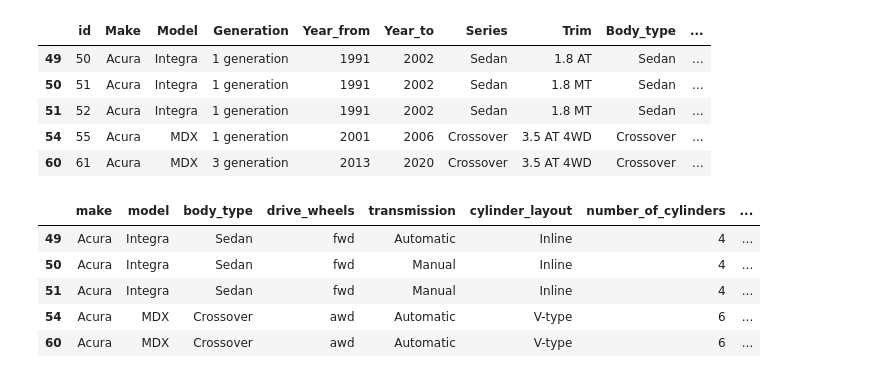
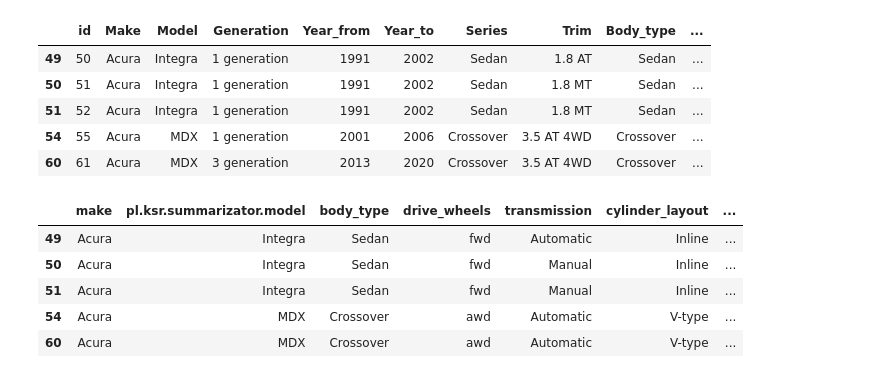
Before and after one commit to venomiakk/computer-systems-of-recognition, a Jupyter notebook: linguistic-summarization/data/convert.ipynb, the cells around one changed output. Drawn from its saved outputs; the diff is of its cells as text; code cells hidden in the pictures.

```diff
--- a/linguistic-summarization/data/convert.ipynb
+++ b/linguistic-summarization/data/convert.ipynb
@@ -280,40 +280,40 @@ selected_cars = df[[
     'Year_to',
     'capacity_cm3',
     'engine_hp',
     'maximum_torque_n_m',
     'acceleration_0_100_km/h_s',
     'max_speed_km_per_h',
     'mixed_fuel_consumption_per_100_km_l',
     'city_fuel_per_100km_l',
     'highway_fuel_per_100km_l',
     'max_trunk_capacity_l',
     'full_weight_kg'
 ]]
 selected_cars = selected_cars.rename(columns={
     'Make': 'make',
-    'Model': 'model',
+    'Model': 'pl.ksr.summarizator.model',
     'Body_type': 'body_type',
     'Year_from': 'year_from',
     'Year_to': 'year_to',
     'capacity_cm3': 'displacement',
     'engine_hp': 'power',
     'maximum_torque_n_m': 'torque',
     'acceleration_0_100_km/h_s': 'acc',
     'max_speed_km_per_h': 'max_speed',
     'mixed_fuel_consumption_per_100_km_l': 'mixed_fc',
     'city_fuel_per_100km_l': 'city_fc',
     'highway_fuel_per_100km_l': 'highway_fc',
     'max_trunk_capacity_l': 'trunk',
     'full_weight_kg': 'weight'
 })
 selected_cars.head()
 # %% [output]
-|  | make | model | body_type | drive_wheels | transmission | cylinder_layout | number_of_cylinders | ... |
-| 49 | Acura | Integra | Sedan | fwd | Automatic | Inline | 4 | ... |
-| 50 | Acura | Integra | Sedan | fwd | Manual | Inline | 4 | ... |
-| 51 | Acura | Integra | Sedan | fwd | Manual | Inline | 4 | ... |
-| 54 | Acura | MDX | Crossover | awd | Automatic | V-type | 6 | ... |
-| 60 | Acura | MDX | Crossover | awd | Automatic | V-type | 6 | ... |
+|  | make | pl.ksr.summarizator.model | body_type | drive_wheels | transmission | cylinder_layout | ... |
+| 49 | Acura | Integra | Sedan | fwd | Automatic | Inline | ... |
+| 50 | Acura | Integra | Sedan | fwd | Manual | Inline | ... |
+| 51 | Acura | Integra | Sedan | fwd | Manual | Inline | ... |
+| 54 | Acura | MDX | Crossover | awd | Automatic | V-type | ... |
+| 60 | Acura | MDX | Crossover | awd | Automatic | V-type | ... |
 # %%
 selected_cars.reset_index(drop=True, inplace=True)
 selected_cars.to_csv('selected_cars.csv', index=True, index_label='id')
```
Also changed, not shown: 9 other files.
